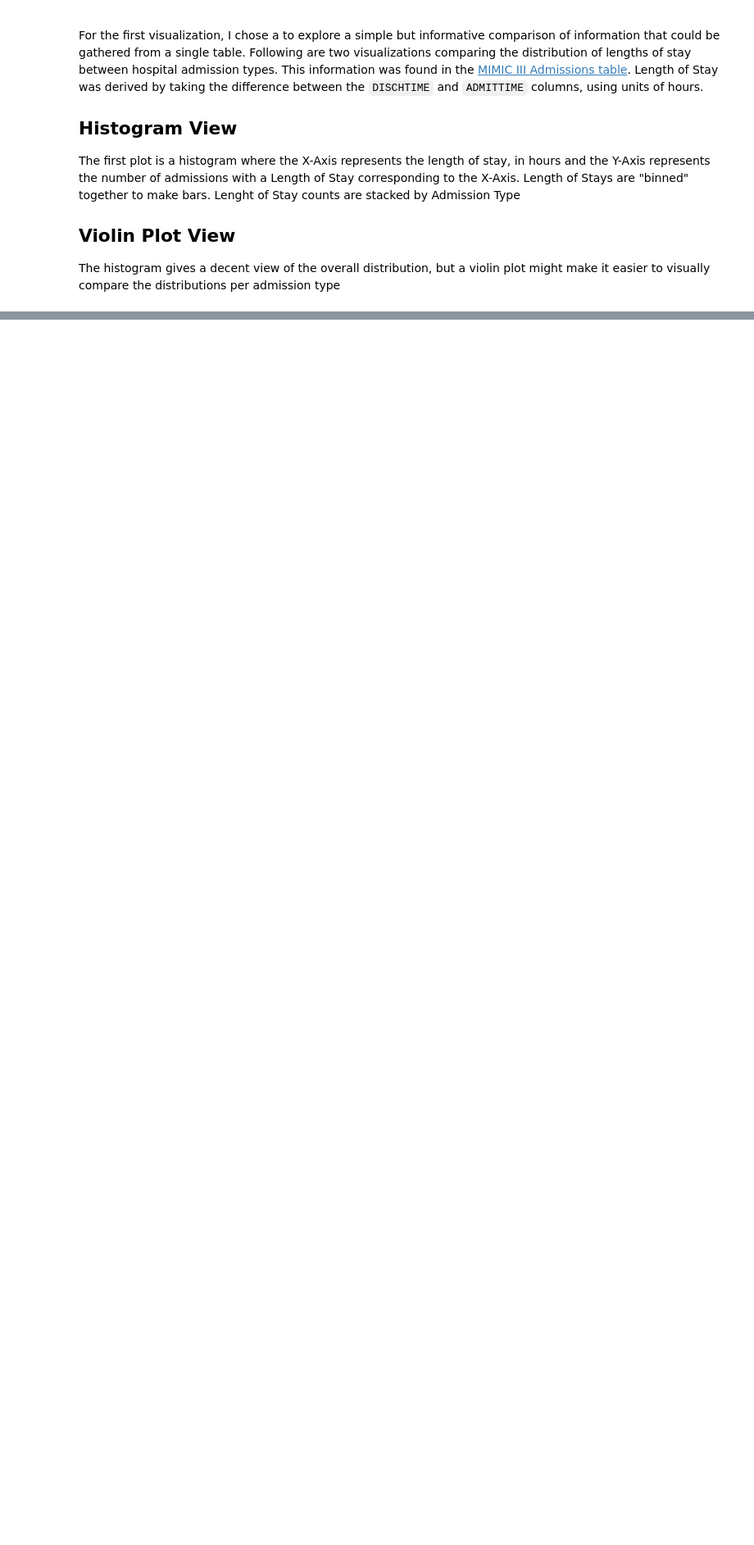
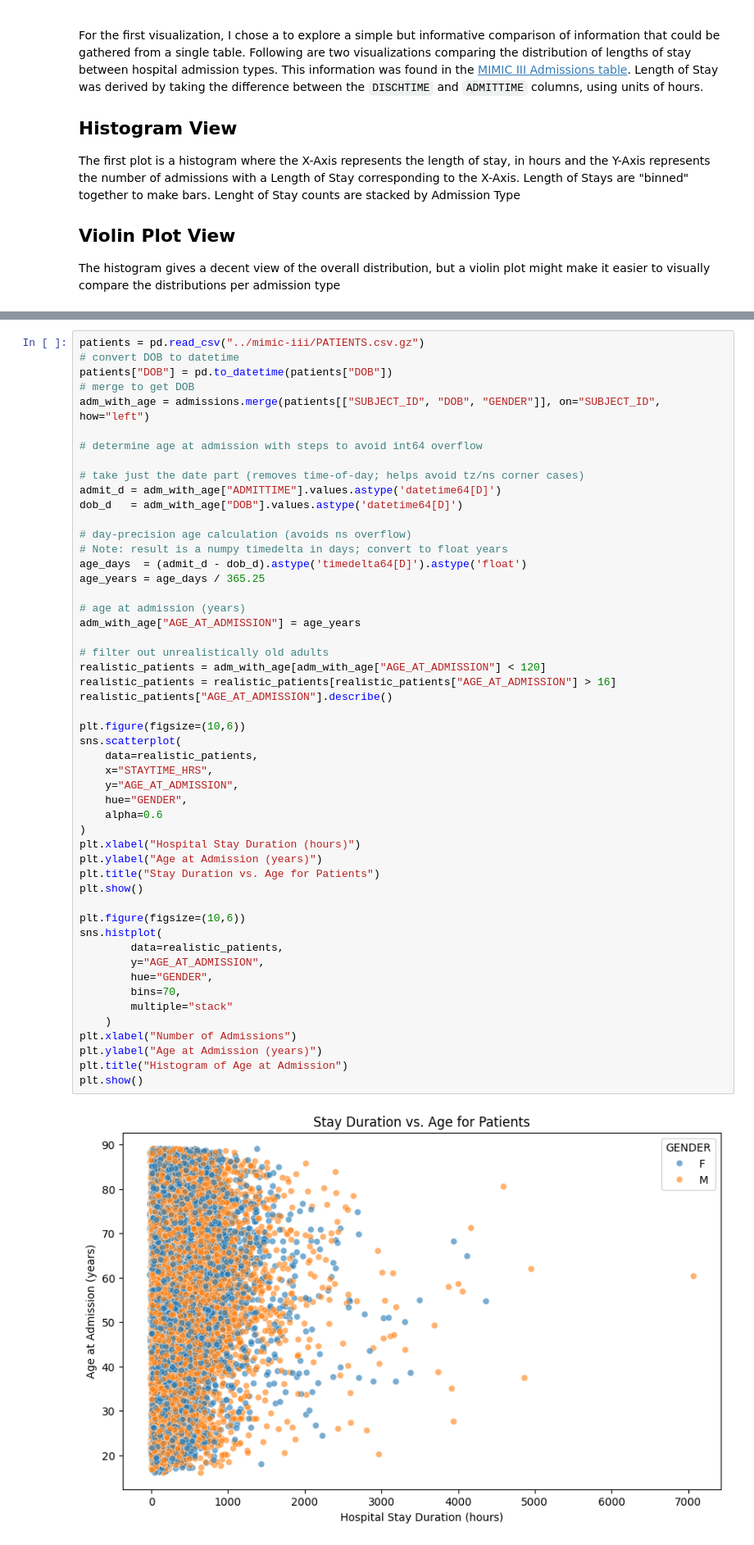
Before and after one commit to schwiet/msai-54315-ai-for-healthcare, a Jupyter notebook: assignment-1-mimic-visualization/54315-assignment-1-mimic-visualization.ipynb, the cells around one changed output, grey strips where cells are left out. Shown: that part at 82% size. Cells and saved outputs as stored; diff of their text form; blank space fills up the shorter version.

```diff
--- a/assignment-1-mimic-visualization/54315-assignment-1-mimic-visualization.ipynb
+++ b/assignment-1-mimic-visualization/54315-assignment-1-mimic-visualization.ipynb
@@ -68,0 +73,53 @@ It was more challenging than anticipated to determine age at admission because s
+# %%
+patients = pd.read_csv("../mimic-iii/PATIENTS.csv.gz")
+# convert DOB to datetime
+patients["DOB"] = pd.to_datetime(patients["DOB"])
+# merge to get DOB
+adm_with_age = admissions.merge(patients[["SUBJECT_ID", "DOB", "GENDER"]], on="SUBJECT_ID", how="left")
+
+# determine age at admission with steps to avoid int64 overflow
+
+# take just the date part (removes time-of-day; helps avoid tz/ns corner cases)
+admit_d = adm_with_age["ADMITTIME"].values.astype('datetime64[D]')
+dob_d   = adm_with_age["DOB"].values.astype('datetime64[D]')
+
+# day-precision age calculation (avoids ns overflow)
+# Note: result is a numpy timedelta in days; convert to float years
+age_days  = (admit_d - dob_d).astype('timedelta64[D]').astype('float')
+age_years = age_days / 365.25
+
+# age at admission (years)
+adm_with_age["AGE_AT_ADMISSION"] = age_years
+
+# filter out unrealistically old adults
+realistic_patients = adm_with_age[adm_with_age["AGE_AT_ADMISSION"] < 120]
+realistic_patients = realistic_patients[realistic_patients["AGE_AT_ADMISSION"] > 16]
+realistic_patients["AGE_AT_ADMISSION"].describe()
+
+plt.figure(figsize=(10,6))
+sns.scatterplot(
+    data=realistic_patients,
+    x="STAYTIME_HRS",
+    y="AGE_AT_ADMISSION",
+    hue="GENDER",
+    alpha=0.6
+)
+plt.xlabel("Hospital Stay Duration (hours)")
+plt.ylabel("Age at Admission (years)")
+plt.title("Stay Duration vs. Age for Patients")
+plt.show()
+
+plt.figure(figsize=(10,6))
+sns.histplot(
+        data=realistic_patients,
+        y="AGE_AT_ADMISSION",
+        hue="GENDER",
+        bins=70,
+        multiple="stack"
+    )
+plt.xlabel("Number of Admissions")
+plt.ylabel("Age at Admission (years)")
+plt.title("Histogram of Age at Admission")
+plt.show()
+# %% [output]
+[figure, added]
```
Also changed, not shown: parts of 2 cells of this notebook, 1 other file.
